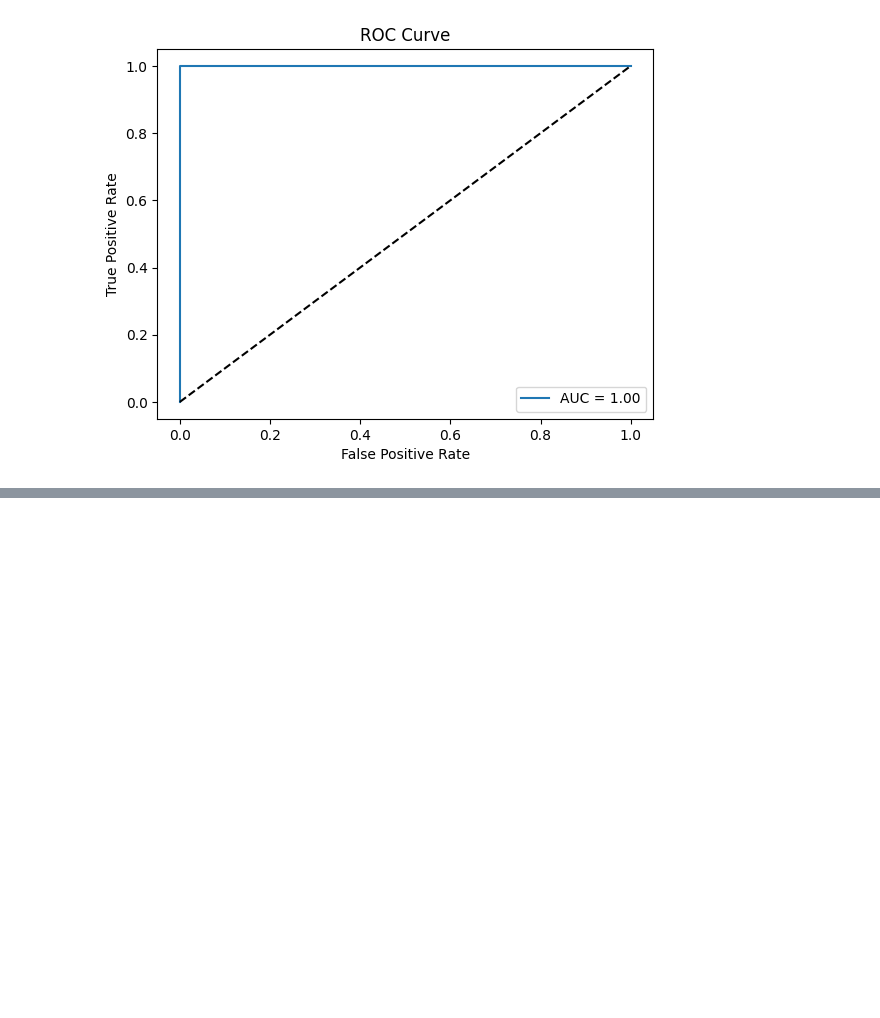
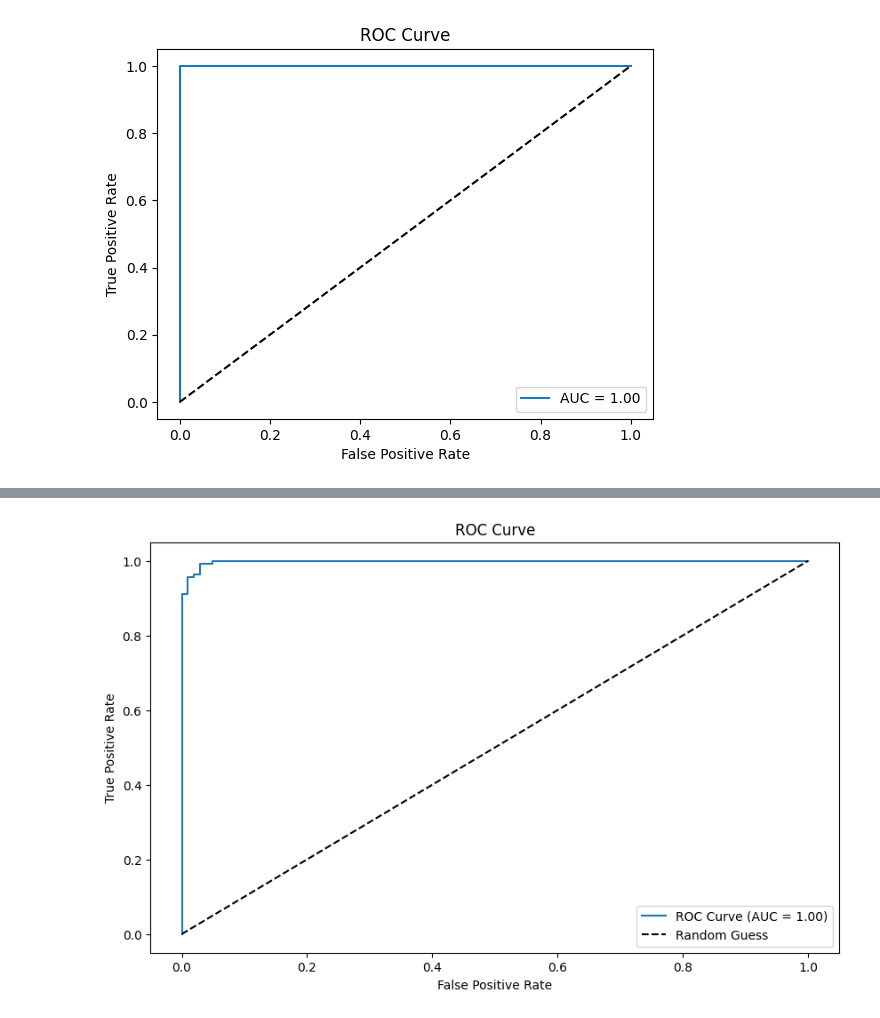
Before and after one commit to Sarah-Jasim/ENGG680_Breast-Cancer-detection-using-machine-learning, a Jupyter notebook: 680_Project_main.ipynb, the cells around one changed output, grey strips where cells are left out. Saved outputs shown, nothing was run; the diff lists cells and outputs as text; code cells hidden in the pictures; blank space fills up the shorter version.

```diff
--- a/680_Project_main.ipynb
+++ b/680_Project_main.ipynb
@@ -498,3 +509,95 @@ joblib.dump(best_dt_model, 'decision_tree_model.pkl')
 
 # Load the model (if needed)
 loaded_model = joblib.load('decision_tree_model.pkl')
+# %%
+# Import libraries
+import numpy as np
+import pandas as pd
+from sklearn.model_selection import train_test_split, GridSearchCV
+from sklearn.linear_model import LogisticRegression
+from sklearn.metrics import (
+    accuracy_score, precision_score, recall_score, f1_score, roc_auc_score,
+    classification_report, confusion_matrix, roc_curve, auc
+)
+import matplotlib.pyplot as plt
+
+# Load dataset (replace with your dataset path or dataframe)
+# Assuming 'data' is a Pandas DataFrame with features and a binary target
+# target column is named 'Diagnosis_numeric'
+df_train = pd.read_csv('data.csv')  # Replace with actual file
+X = df_relevant.drop('diagnosis_numeric', axis=1)  # Replace 'target' with actual target column name
+y = df_relevant['diagnosis_numeric']
+
+# Split data into training and testing sets
+X_train, X_test, y_train, y_test = train_test_split(X, y, test_size=0.3, random_state=42)
+
+# 1. Implement the LogisticRegression Classifier
+classifier = LogisticRegression(random_state=42, max_iter=1000)
+classifier.fit(X_train, y_train)
+y_pred = classifier.predict(X_test)
+
+# Evaluate the LogisticRegression Classifier
+print("Classifier Metrics:")
+print(f"Accuracy: {accuracy_score(y_test, y_pred):.2f}")
+print(f"Precision: {precision_score(y_test, y_pred):.2f}")
+print(f"Recall: {recall_score(y_test, y_pred):.2f}")
+print(f"F1 Score: {f1_score(y_test, y_pred):.2f}")
+print("\nClassification Report:")
+print(classification_report(y_test, y_pred))
+
+# 2. Fine-Tune Hyperparameters
+param_grid = {
+    'C': [0.01, 0.1, 1, 10, 100],  # Regularization strength
+    'solver': ['liblinear', 'lbfgs']  # Solvers
+}
+grid_search = GridSearchCV(LogisticRegression(random_state=42, max_iter=1000),
+                           param_grid, cv=5, scoring='accuracy')
+grid_search.fit(X_train, y_train)
+
+# Best model
+best_model = grid_search.best_estimator_
+y_pred_best = best_model.predict(X_test)
+y_pred_proba_best = best_model.predict_proba(X_test)[:, 1]
+
+# Evaluate Best Model
+print("\nBest Model Metrics:")
+print(f"Best Parameters: {grid_search.best_params_}")
+print(f"Accuracy: {accuracy_score(y_test, y_pred_best):.2f}")
+print(f"Precision: {precision_score(y_test, y_pred_best):.2f}")
+print(f"Recall: {recall_score(y_test, y_pred_best):.2f}")
+print(f"F1 Score: {f1_score(y_test, y_pred_best):.2f}")
+print(f"ROC-AUC: {roc_auc_score(y_test, y_pred_proba_best):.2f}")
+
+# 3. Plot Metrics for Best Model
+fpr, tpr, _ = roc_curve(y_test, y_pred_proba_best)
+roc_auc = auc(fpr, tpr)
+
+plt.figure(figsize=(10, 6))
+
+# ROC Curve
+plt.plot(fpr, tpr, label=f"ROC Curve (AUC = {roc_auc:.2f})")
+plt.plot([0, 1], [0, 1], 'k--', label="Random Guess")
+plt.xlabel("False Positive Rate")
+plt.ylabel("True Positive Rate")
+plt.title("ROC Curve")
+plt.legend(loc="lower right")
+plt.show()
+
+# Confusion Matrix Heatmap
+conf_matrix = confusion_matrix(y_test, y_pred_best)
+plt.figure(figsize=(8, 6))
+plt.imshow(conf_matrix, cmap='Blues', interpolation='nearest')
+plt.title("Confusion Matrix")
+plt.colorbar()
+plt.xticks([0, 1], ['Negative', 'Positive'])
+plt.yticks([0, 1], ['Negative', 'Positive'])
+plt.ylabel("True label")
+plt.xlabel("Predicted label")
+
+# Annotate confusion matrix
+for i in range(conf_matrix.shape[0]):
+    for j in range(conf_matrix.shape[1]):
+        plt.text(j, i, conf_matrix[i, j], ha='center', va='center', color='black')
+
+plt.show()
+# %% [output]
@@ -500,0 +621 @@ loaded_model = joblib.load('decision_tree_model.pkl')
+[figure, added]
```
Also changed, not shown: parts of 6 cells of this notebook.
